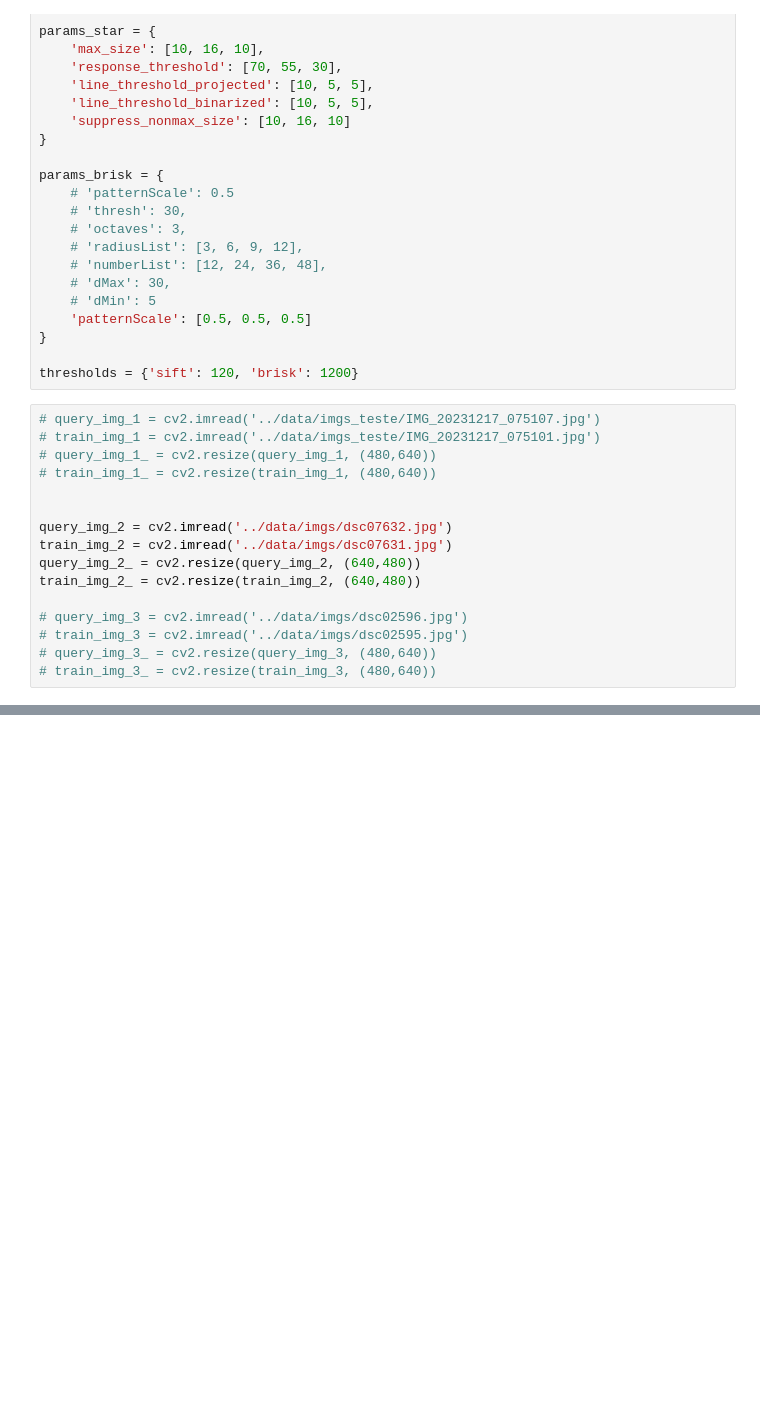
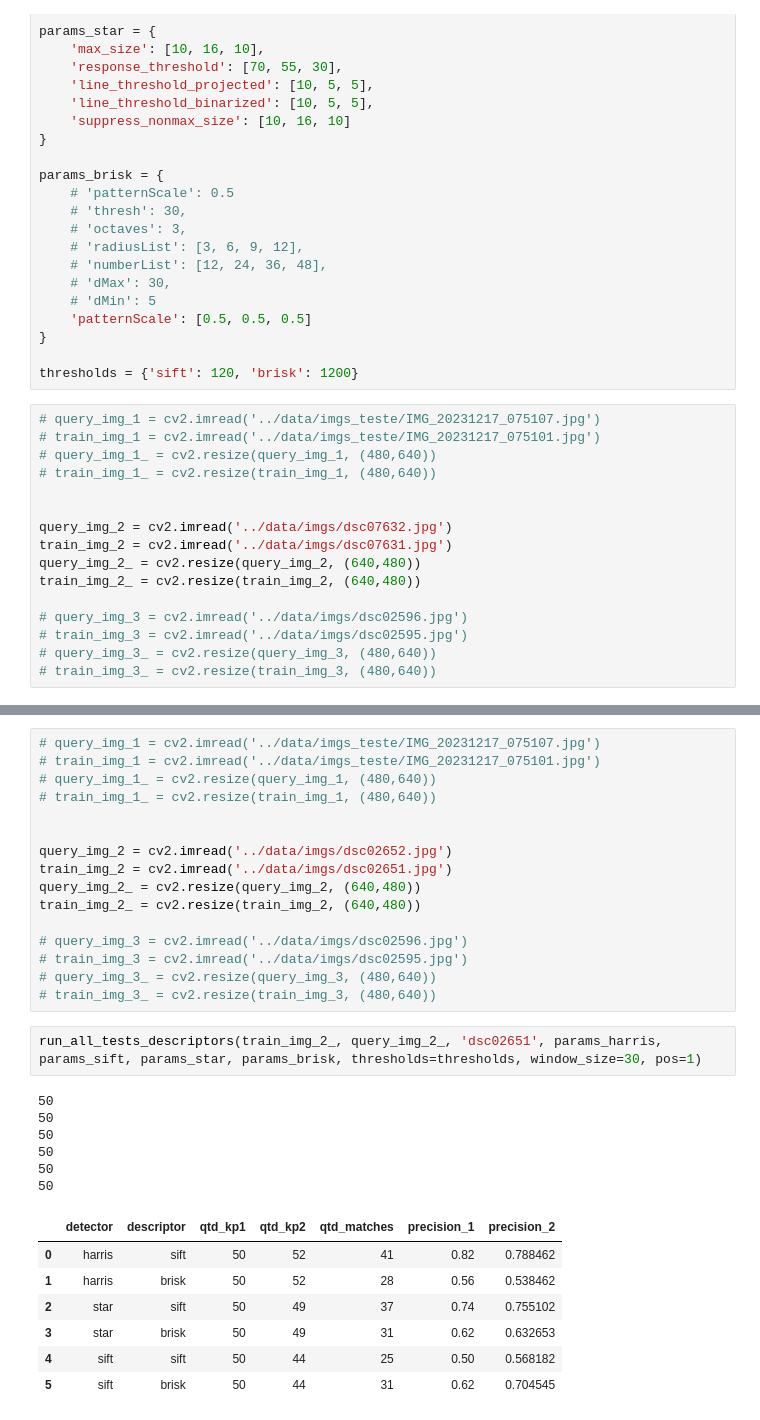
Before and after one commit to karolinefarias/comparing_detectors_and_descriptors, a Jupyter notebook: notebooks/segunda_parte_detectores.ipynb, the cells around one changed output, grey strips where cells are left out. Saved outputs shown, nothing was run; the diff lists cells and outputs as text; blank space fills up the shorter version.

```diff
--- a/notebooks/segunda_parte_detectores.ipynb
+++ b/notebooks/segunda_parte_detectores.ipynb
@@ -438,0 +564,32 @@ cv2.waitKey()
+# %%
+# query_img_1 = cv2.imread('../data/imgs_teste/IMG_20231217_075107.jpg')
+# train_img_1 = cv2.imread('../data/imgs_teste/IMG_20231217_075101.jpg')
+# query_img_1_ = cv2.resize(query_img_1, (480,640))
+# train_img_1_ = cv2.resize(train_img_1, (480,640))
+
+
+query_img_2 = cv2.imread('../data/imgs/dsc02652.jpg')
+train_img_2 = cv2.imread('../data/imgs/dsc02651.jpg')
+query_img_2_ = cv2.resize(query_img_2, (640,480))
+train_img_2_ = cv2.resize(train_img_2, (640,480))
+
+# query_img_3 = cv2.imread('../data/imgs/dsc02596.jpg')
+# train_img_3 = cv2.imread('../data/imgs/dsc02595.jpg')
+# query_img_3_ = cv2.resize(query_img_3, (480,640))
+# train_img_3_ = cv2.resize(train_img_3, (480,640))
+# %%
+run_all_tests_descriptors(train_img_2_, query_img_2_, 'dsc02651', params_harris, params_sift, params_star, params_brisk, thresholds=thresholds, window_size=30, pos=1)
+# %% [output]
+50
+50
+50
+50
+50
+50
+|  | detector | descriptor | qtd_kp1 | qtd_kp2 | qtd_matches | precision_1 | precision_2 |
+| 0 | harris | sift | 50 | 52 | 41 | 0.82 | 0.788462 |
+| 1 | harris | brisk | 50 | 52 | 28 | 0.56 | 0.538462 |
+| 2 | star | sift | 50 | 49 | 37 | 0.74 | 0.755102 |
+| 3 | star | brisk | 50 | 49 | 31 | 0.62 | 0.632653 |
+| 4 | sift | sift | 50 | 44 | 25 | 0.50 | 0.568182 |
+| 5 | sift | brisk | 50 | 44 | 31 | 0.62 | 0.704545 |
```
Also changed, not shown: parts of 14 cells of this notebook, 2 other files.
